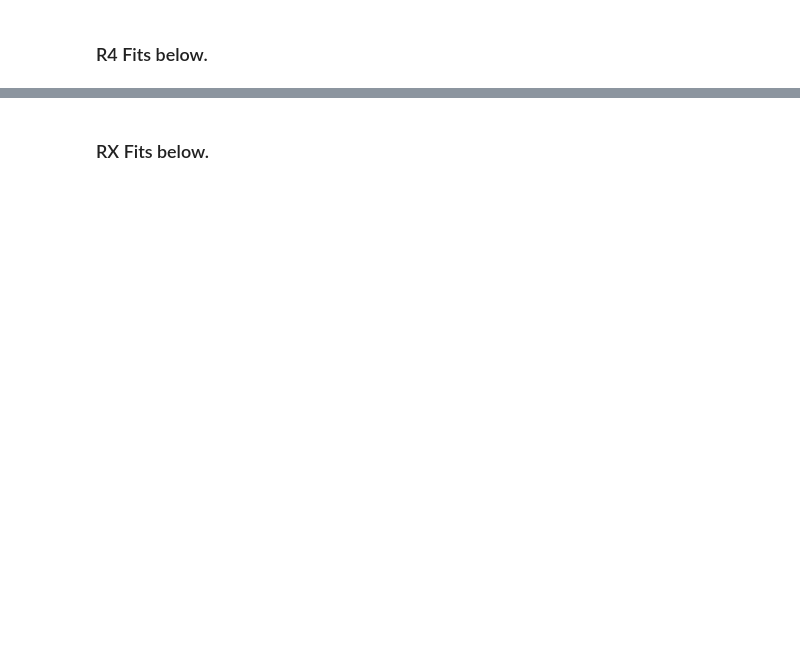
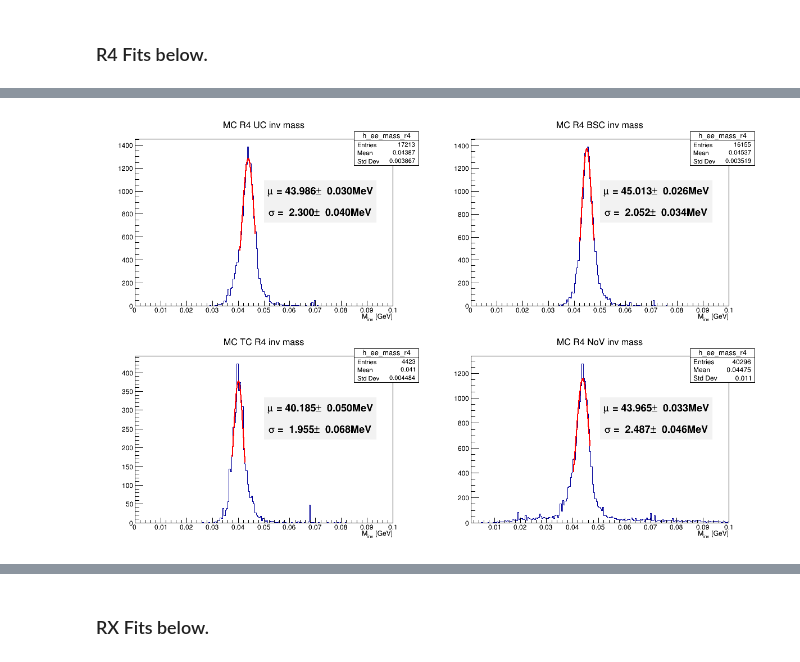
Before and after one commit to Lewis-Wolf/HPS, a Jupyter notebook: 2021_Mollers.ipynb, the cells around one changed output, grey strips where cells are left out. Cells and saved outputs as stored; diff of their text form; code cells hidden in the pictures; blank space fills up the shorter version.

```diff
--- a/2021_Mollers.ipynb
+++ b/2021_Mollers.ipynb
@@ -223,22 +234,22 @@ C04.Draw()
 h_r4_UC_minv_mc = df_uc.Define("minv","vector<double> out;for(int i: pairs_r4) out.push_back(v0_mass[i]); return out;").Histo1D(("h_ee_mass_r4","MC R4 UC inv mass; M_{inv} [GeV]",200 ,0.,0.1),"minv")
 h_r4_BSC_minv_mc = df_bsc.Define("minv","vector<double> out;for(int i: pairs_r4) out.push_back(v0_mass[i]); return out;").Histo1D(("h_ee_mass_r4","MC R4 BSC inv mass; M_{inv} [GeV]",200 ,0.,0.1),"minv")
 h_r4_TC_minv_mc = df_tc.Define("minv","vector<double> out;for(int i: pairs_r4) out.push_back(v0_mass[i]); return out;").Histo1D(("h_ee_mass_r4","MC TC R4 inv mass; M_{inv} [GeV]",200 ,0.,0.1),"minv")
-h_r4_noV_minv_mc = df_nov.Define("minv","vector<double> out;for(int i: pairs_r4) out.push_back(v0_mass[i]); return out;").Histo1D(("h_ee_mass_r4","MC R4 NoV inv mass; M_{inv} [GeV]",200 ,0.,0.1),"minv")
+h_r4_noV_minv_mc = df_nov.Define("minv","vector<double> out;for(int i: pairs_r4) out.push_back(p4minv[i]); return out;").Histo1D(("h_ee_mass_r4","MC R4 NoV inv mass; M_{inv} [GeV]",200 ,0.001,0.1),"minv")
 h_r4_UC_minv_data = df_uc_data.Define("minv","vector<double> out;for(int i: pairs_r4) out.push_back(v0_mass[i]); return out;").Histo1D(("h_ee_mass_r4","2021 DATA R4 UC inv mass; M_{inv} [GeV]",200 ,0.,0.1),"minv")
 h_r4_BSC_minv_data = df_bsc_data.Define("minv","vector<double> out;for(int i: pairs_r4) out.push_back(v0_mass[i]); return out;").Histo1D(("h_ee_mass_r4","2021 DATA R4 BSC inv mass; M_{inv} [GeV]",200 ,0.,0.1),"minv")
 h_r4_TC_minv_data = df_tc_data.Define("minv","vector<double> out;for(int i: pairs_r4) out.push_back(v0_mass[i]); return out;").Histo1D(("h_ee_mass_r4","2021 DATA R4 TC inv mass; M_{inv} [GeV]",200 ,0.,0.1),"minv")
-h_r4_noV_minv_data = df_nov_data.Define("minv","vector<double> out;for(int i: pairs_r4) out.push_back(v0_mass[i]); return out;").Histo1D(("h_ee_mass_r4","2021 DATA R4 NoV inv mass; M_{inv} [GeV]",200 ,0.,0.1),"minv")
+h_r4_noV_minv_data = df_nov_data.Define("minv","vector<double> out;for(int i: pairs_r4) out.push_back(p4minv[i]); return out;").Histo1D(("h_ee_mass_r4","2021 DATA R4 NoV inv mass; M_{inv} [GeV]",200 ,0.001,0.1),"minv")
 
 
 #RX invariant mass histogram declarations for both MC and Data for all kinds of vertices.
-h_rx_UC_minv_mc = df_uc.Define("minv","vector<double> out;for(int i: pairs_rx) out.push_back(v0_mass[i]); return out;").Histo1D(("h_ee_mass_rx","2021 MC RX UC inv mass; M_{inv} [GeV]",0 ,0.,0.1),"minv")
+h_rx_UC_minv_mc = df_uc.Define("minv","vector<double> out;for(int i: pairs_rx) out.push_back(v0_mass[i]); return out;").Histo1D(("h_ee_mass_rx","2021 MC RX UC inv mass; M_{inv} [GeV]",200 ,0.,0.1),"minv")
 h_rx_BSC_minv_mc = df_bsc.Define("minv","vector<double> out;for(int i: pairs_rx) out.push_back(v0_mass[i]); return out;").Histo1D(("h_ee_mass_rx","2021 MC RX BSC inv mass; M_{inv} [GeV]",200 ,0.,0.1),"minv")
 h_rx_TC_minv_mc = df_tc.Define("minv","vector<double> out;for(int i: pairs_rx) out.push_back(v0_mass[i]); return out;").Histo1D(("h_ee_mass_rx","2021 MC TC RX inv mass; M_{inv} [GeV]",200 ,0.,0.1),"minv")
-h_rx_noV_minv_mc = df_nov.Define("minv","vector<double> out;for(int i: pairs_rx) out.push_back(v0_mass[i]); return out;").Histo1D(("h_ee_mass_rx","2021 MC RX NoV inv mass; M_{inv} [GeV]",200 ,0.,0.1),"minv")
+h_rx_noV_minv_mc = df_nov.Define("minv","vector<double> out;for(int i: pairs_rx) out.push_back(p4minv[i]); return out;").Histo1D(("h_ee_mass_rx","2021 MC RX NoV inv mass; M_{inv} [GeV]",200 ,0.001,0.1),"minv")
 h_rx_UC_minv_data = df_uc_data.Define("minv","vector<double> out;for(int i: pairs_rx) out.push_back(v0_mass[i]); return out;").Histo1D(("h_ee_mass_rx","2021 DATA RX UC inv mass; M_{inv} [GeV]",200 ,0.,0.1),"minv")
 h_rx_BSC_minv_data = df_bsc_data.Define("minv","vector<double> out;for(int i: pairs_rx) out.push_back(v0_mass[i]); return out;").Histo1D(("h_ee_mass_rx","2021 DATA RX BSC inv mass; M_{inv} [GeV]",200 ,0.,0.1),"minv")
 h_rx_TC_minv_data = df_tc_data.Define("minv","vector<double> out;for(int i: pairs_rx) out.push_back(v0_mass[i]); return out;").Histo1D(("h_ee_mass_rx","2021 DATA RX TC inv mass; M_{inv} [GeV]",200 ,0.,0.1),"minv")
-h_rx_noV_minv_data = df_nov_data.Define("minv","vector<double> out;for(int i: pairs_rx) out.push_back(v0_mass[i]); return out;").Histo1D(("h_ee_mass_rx","2021 DATA RX NoV inv mass; M_{inv} [GeV]",200 ,0.,0.1),"minv")
+h_rx_noV_minv_data = df_nov_data.Define("minv","vector<double> out;for(int i: pairs_rx) out.push_back(p4minv[i]); return out;").Histo1D(("h_ee_mass_rx","2021 DATA RX NoV inv mass; M_{inv} [GeV]",200 ,0.001,0.1),"minv")
 # %% [markdown]
 ### R4 Fits below.
 # %%
@@ -260,6 +271,10 @@ for i in range(len(minv_hists)):
     x2 = hist.GetBinCenter(lastBin)
     gausfit  = R.TF1(f'gausfit+{i}',"gaus",x1,x2)
     hist.Fit(f'gausfit+{i}','S Q R+')
+    gaus_mean = gausfit.GetParameter(1)
+    gaus_mean_err = gausfit.GetParError(1)
+    gaus_sigma = gausfit.GetParameter(2)
+    gaus_sigma_err = gausfit.GetParError(2)
     means.append(f'{gaus_mean*1000:7.3f}')
     means_err.append(f'{gaus_mean_err*1000:7.3f}')
     widths.append(f'{gaus_sigma*1000:7.3f}')
@@ -298,3 +313,5 @@ p4 = C05.cd(4)
 h_r4_noV_minv_mc.Draw()
 stat_boxes[3].Draw('same')
 C05.Draw()
+C05.SaveAs('mc_r4.pdf')
+# %% [output]
@@ -301,3 +320,4 @@ C05.Draw()
+[figure, added]
 # %%
 #plots Data R4 fits for each kind of vertex.
 C06 = R.TCanvas("C06","test",1200,800)
```
Also changed, not shown: parts of 16 cells of this notebook.
